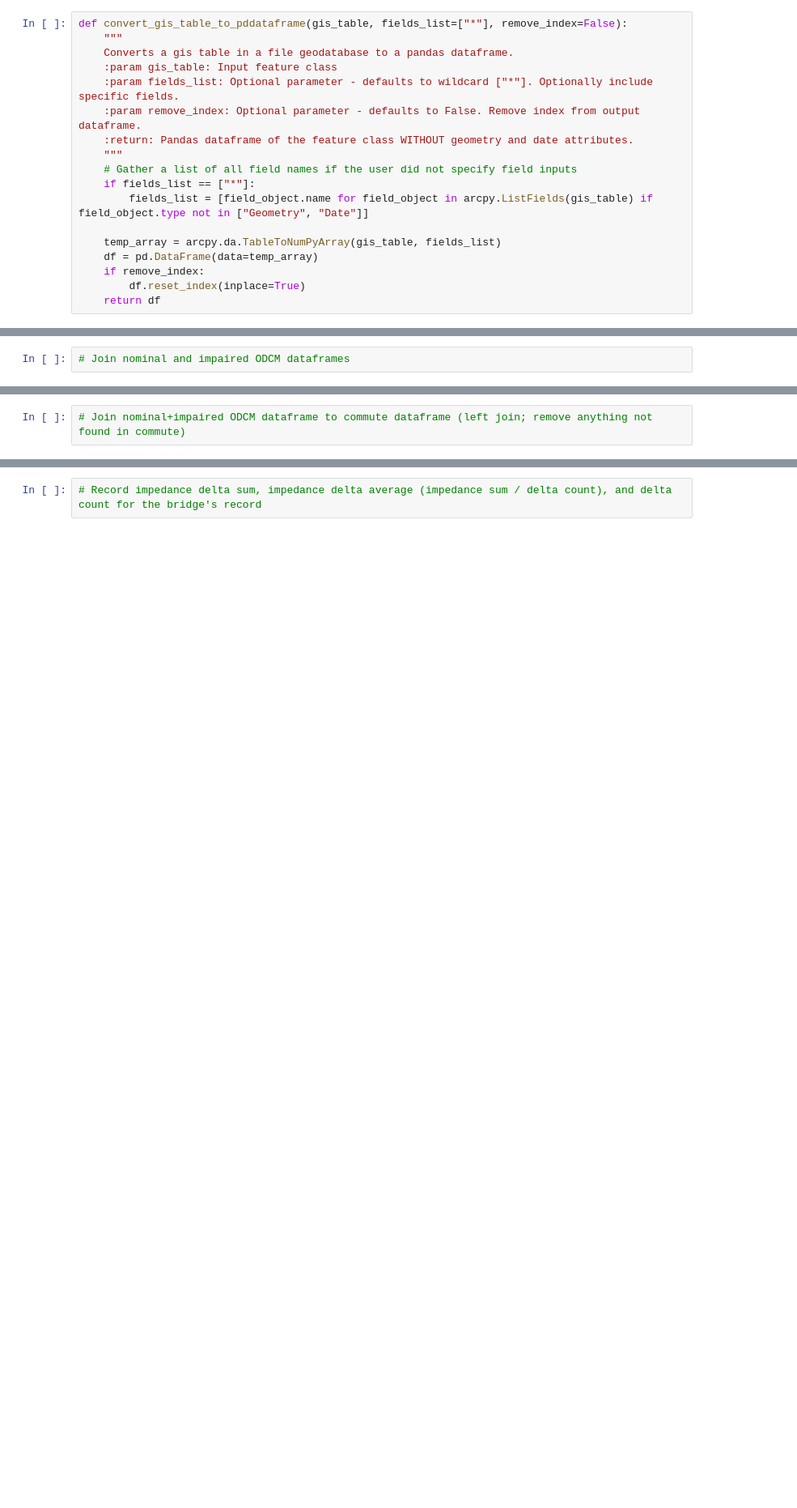
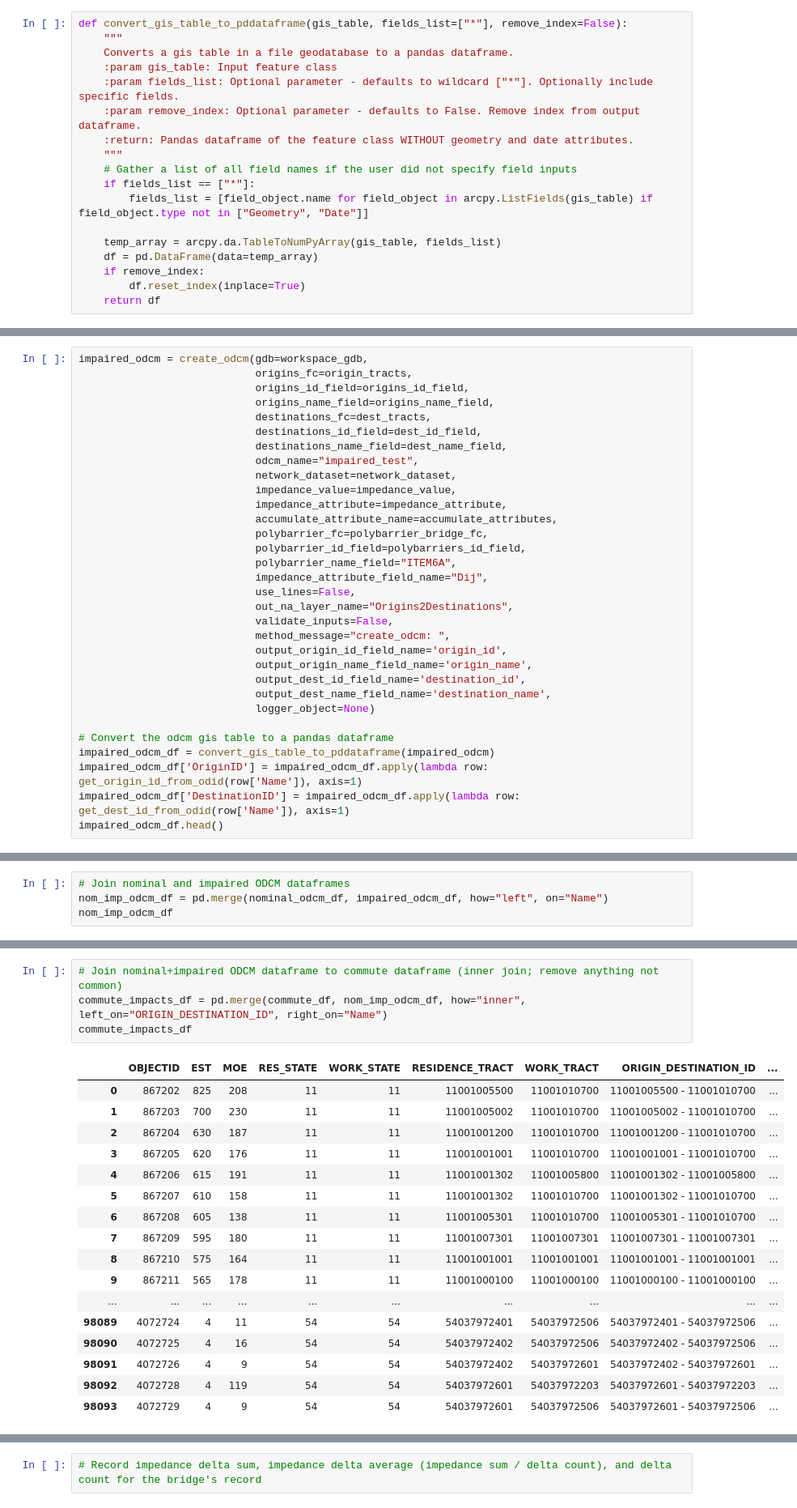
Before and after one commit to Qberto/ArcGISPythonAPI, a Jupyter notebook: Presentation/FedGIS2018/Infrastructure_Analysis_Bridges_Prototype.ipynb, the cells around one changed output, grey strips where cells are left out. Shown: that part at 81% size. Saved outputs shown, nothing was run; the diff lists cells and outputs as text; blank space fills up the shorter version.

```diff
--- a/Presentation/FedGIS2018/Infrastructure_Analysis_Bridges_Prototype.ipynb
+++ b/Presentation/FedGIS2018/Infrastructure_Analysis_Bridges_Prototype.ipynb
@@ -577,0 +740,32 @@ create_odcm: Solving Network 'Origins2Destinations' Origin-Destination Cost Matr
+# %%
+impaired_odcm = create_odcm(gdb=workspace_gdb,
+                            origins_fc=origin_tracts,
+                            origins_id_field=origins_id_field,
+                            origins_name_field=origins_name_field,
+                            destinations_fc=dest_tracts,
+                            destinations_id_field=dest_id_field,
+                            destinations_name_field=dest_name_field,
+                            odcm_name="impaired_test",
+                            network_dataset=network_dataset,
+                            impedance_value=impedance_value,
+                            impedance_attribute=impedance_attribute,
+                            accumulate_attribute_name=accumulate_attributes,
+                            polybarrier_fc=polybarrier_bridge_fc,
+                            polybarrier_id_field=polybarriers_id_field,
+                            polybarrier_name_field="ITEM6A",
+                            impedance_attribute_field_name="Dij",
+                            use_lines=False,
+                            out_na_layer_name="Origins2Destinations",
+                            validate_inputs=False,
+                            method_message="create_odcm: ",
+                            output_origin_id_field_name='origin_id',
+                            output_origin_name_field_name='origin_name',
+                            output_dest_id_field_name='destination_id',
+                            output_dest_name_field_name='destination_name',
+                            logger_object=None)
+
+# Convert the odcm gis table to a pandas dataframe
+impaired_odcm_df = convert_gis_table_to_pddataframe(impaired_odcm)
+impaired_odcm_df['OriginID'] = impaired_odcm_df.apply(lambda row: get_origin_id_from_odid(row['Name']), axis=1)
+impaired_odcm_df['DestinationID'] = impaired_odcm_df.apply(lambda row: get_dest_id_from_odid(row['Name']), axis=1)
+impaired_odcm_df.head()
@@ -578,2 +814,4 @@ create_odcm: Solving Network 'Origins2Destinations' Origin-Destination Cost Matr
 # %%
 # Join nominal and impaired ODCM dataframes
+nom_imp_odcm_df = pd.merge(nominal_odcm_df, impaired_odcm_df, how="left", on="Name")
+nom_imp_odcm_df
@@ -582,2 +841,22 @@ create_odcm: Solving Network 'Origins2Destinations' Origin-Destination Cost Matr
 # %%
-# Join nominal+impaired ODCM dataframe to commute dataframe (left join; remove anything not found in commute)
+# Join nominal+impaired ODCM dataframe to commute dataframe (inner join; remove anything not common)
+commute_impacts_df = pd.merge(commute_df, nom_imp_odcm_df, how="inner", left_on="ORIGIN_DESTINATION_ID", right_on="Name")
+commute_impacts_df
+# %% [output]
+|  | OBJECTID | EST | MOE | RES_STATE | WORK_STATE | RESIDENCE_TRACT | WORK_TRACT | ORIGIN_DESTINATION_ID | ... |
+| 0 | 867202 | 825 | 208 | 11 | 11 | 11001005500 | 11001010700 | 11001005500 - 11001010700 | ... |
+| 1 | 867203 | 700 | 230 | 11 | 11 | 11001005002 | 11001010700 | 11001005002 - 11001010700 | ... |
+| 2 | 867204 | 630 | 187 | 11 | 11 | 11001001200 | 11001010700 | 11001001200 - 11001010700 | ... |
+| 3 | 867205 | 620 | 176 | 11 | 11 | 11001001001 | 11001010700 | 11001001001 - 11001010700 | ... |
+| 4 | 867206 | 615 | 191 | 11 | 11 | 11001001302 | 11001005800 | 11001001302 - 11001005800 | ... |
+| 5 | 867207 | 610 | 158 | 11 | 11 | 11001001302 | 11001010700 | 11001001302 - 11001010700 | ... |
+| 6 | 867208 | 605 | 138 | 11 | 11 | 11001005301 | 11001010700 | 11001005301 - 11001010700 | ... |
+| 7 | 867209 | 595 | 180 | 11 | 11 | 11001007301 | 11001007301 | 11001007301 - 11001007301 | ... |
+| 8 | 867210 | 575 | 164 | 11 | 11 | 11001001001 | 11001001001 | 11001001001 - 11001001001 | ... |
+| 9 | 867211 | 565 | 178 | 11 | 11 | 11001000100 | 11001000100 | 11001000100 - 11001000100 | ... |
+| ... | ... | ... | ... | ... | ... | ... | ... | ... | ... |
+| 98089 | 4072724 | 4 | 11 | 54 | 54 | 54037972401 | 54037972506 | 54037972401 - 54037972506 | ... |
+| 98090 | 4072725 | 4 | 16 | 54 | 54 | 54037972402 | 54037972506 | 54037972402 - 54037972506 | ... |
+| 98091 | 4072726 | 4 | 9 | 54 | 54 | 54037972402 | 54037972601 | 54037972402 - 54037972601 | ... |
+| 98092 | 4072728 | 4 | 119 | 54 | 54 | 54037972601 | 54037972203 | 54037972601 - 54037972203 | ... |
+| 98093 | 4072729 | 4 | 9 | 54 | 54 | 54037972601 | 54037972506 | 54037972601 - 54037972506 | ... |
```
Also changed, not shown: parts of 21 cells of this notebook, 1 other file.
